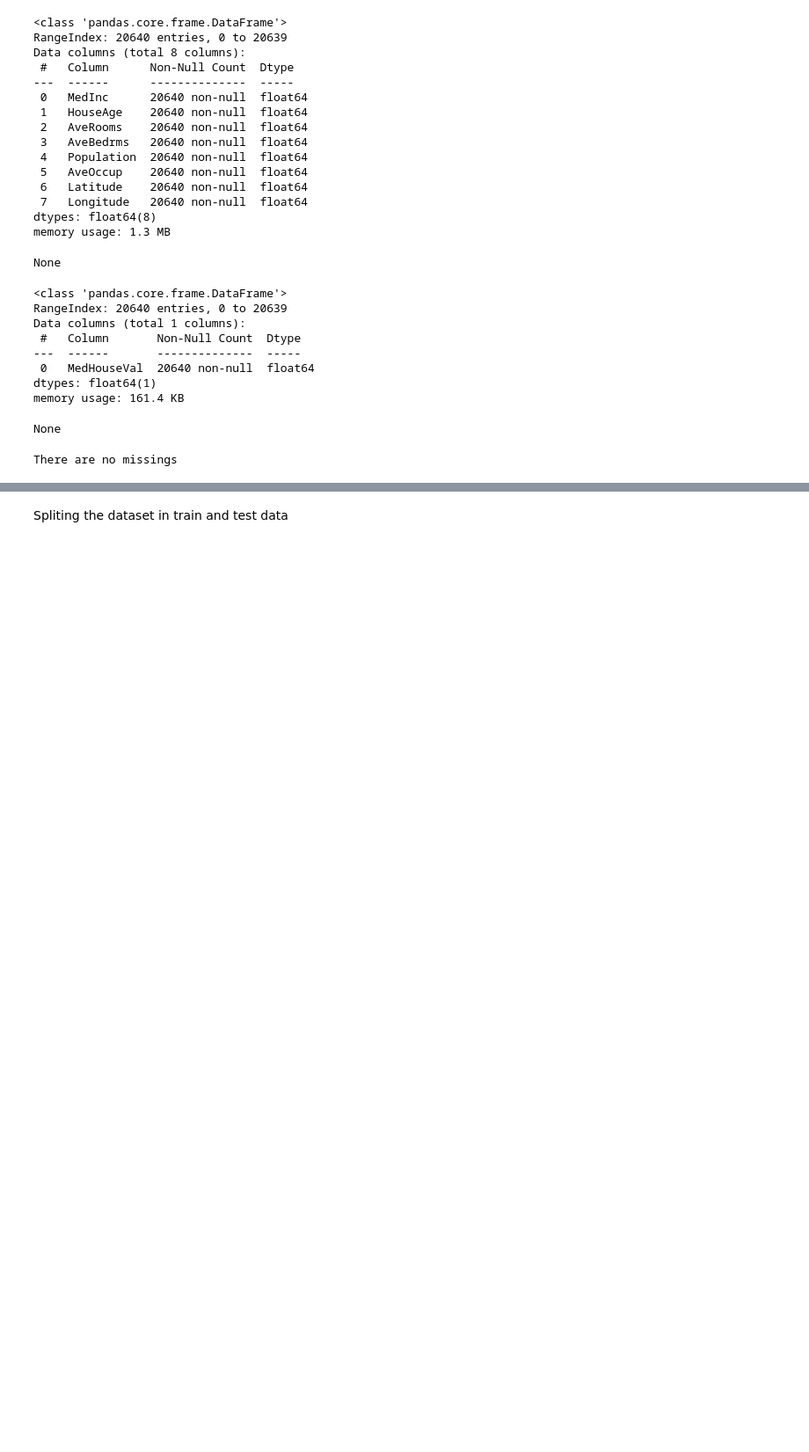
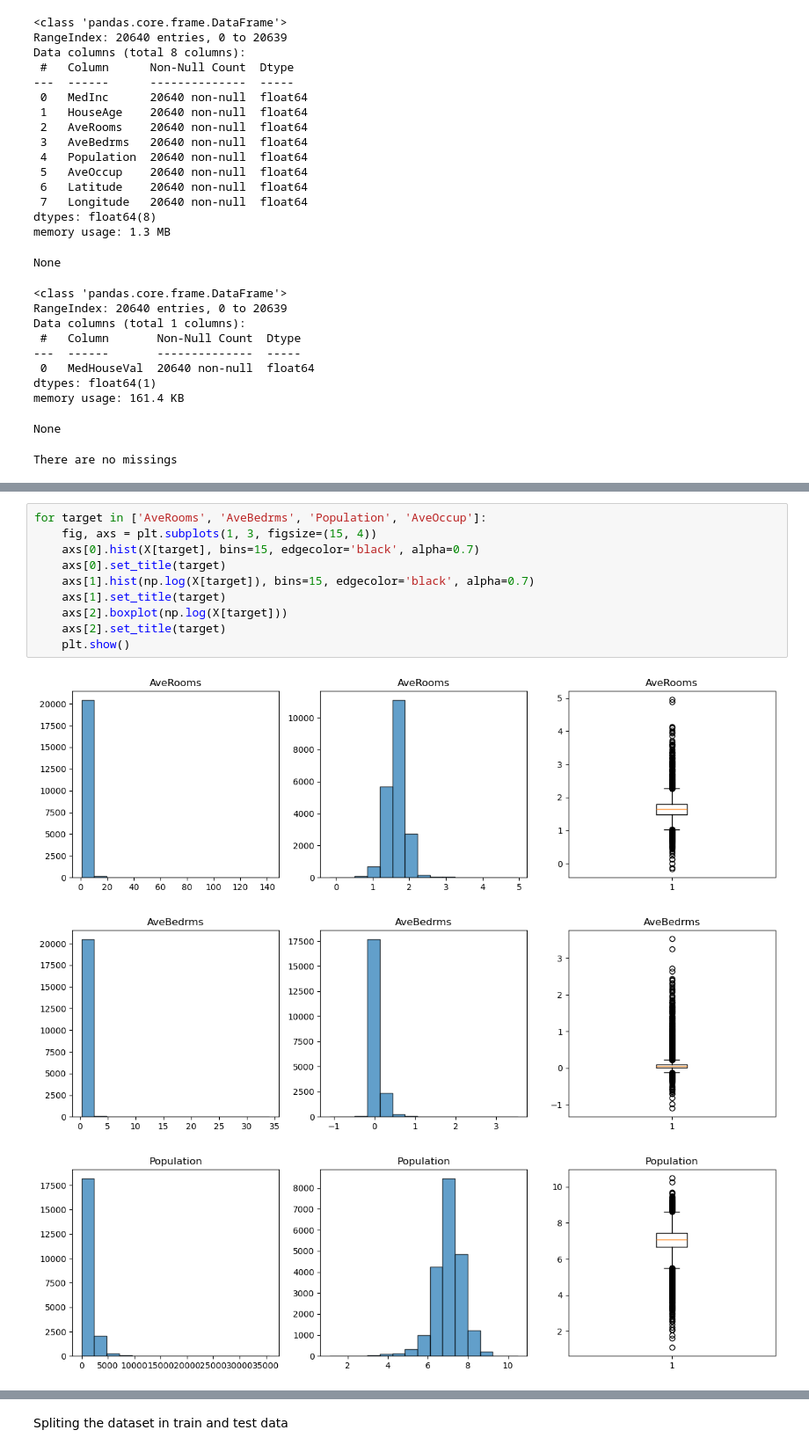
Before and after one commit to jorgeDongoG/ENEI-2025-ML1-Tarea1, a Jupyter notebook: scripts/Notebook.ipynb, the cells around one changed output, grey strips where cells are left out. Shown at 88% size. Saved outputs shown, nothing was run; the diff lists cells and outputs as text; blank space fills up the shorter version.

```diff
--- a/scripts/Notebook.ipynb
+++ b/scripts/Notebook.ipynb
@@ -67,0 +100,14 @@ print('Excepting ')
+# %%
+for target in ['AveRooms', 'AveBedrms', 'Population', 'AveOccup']:
+    fig, axs = plt.subplots(1, 3, figsize=(15, 4))
+    axs[0].hist(X[target], bins=15, edgecolor='black', alpha=0.7)
+    axs[0].set_title(target)
+    axs[1].hist(np.log(X[target]), bins=15, edgecolor='black', alpha=0.7)
+    axs[1].set_title(target)
+    axs[2].boxplot(np.log(X[target]))
+    axs[2].set_title(target)
+    plt.show()
+# %% [output]
+[figure, added]
+[figure, added]
+[figure, added]
```
Also changed, not shown: parts of 10 cells of this notebook.
